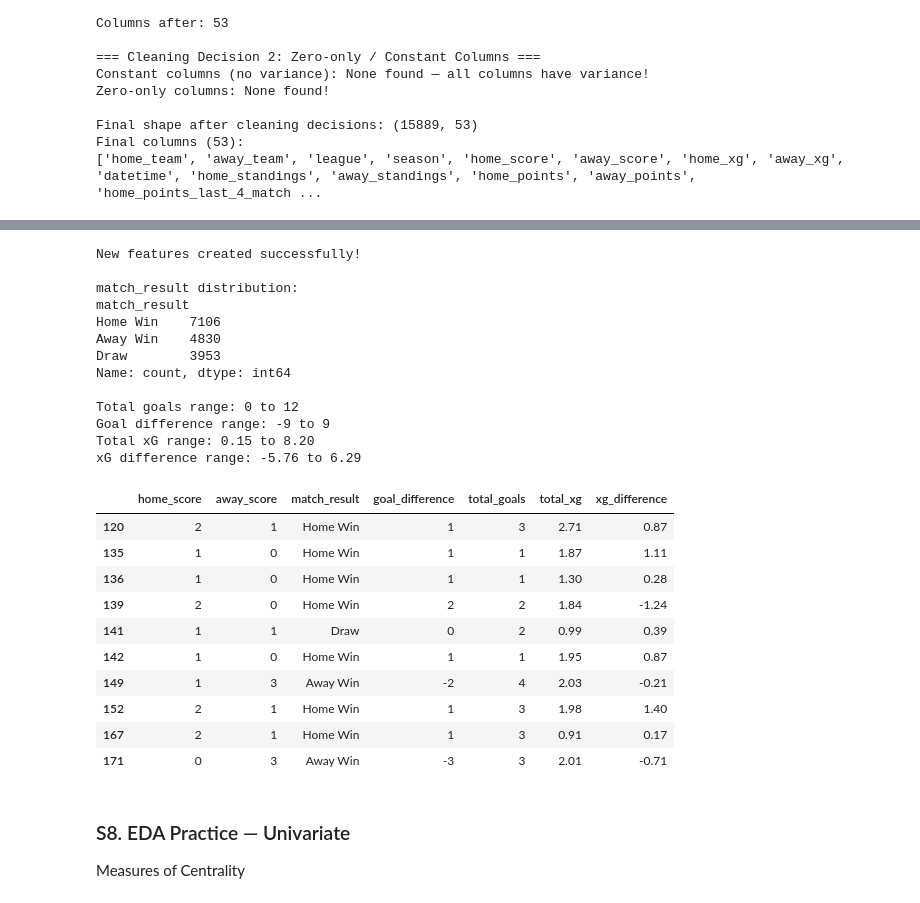
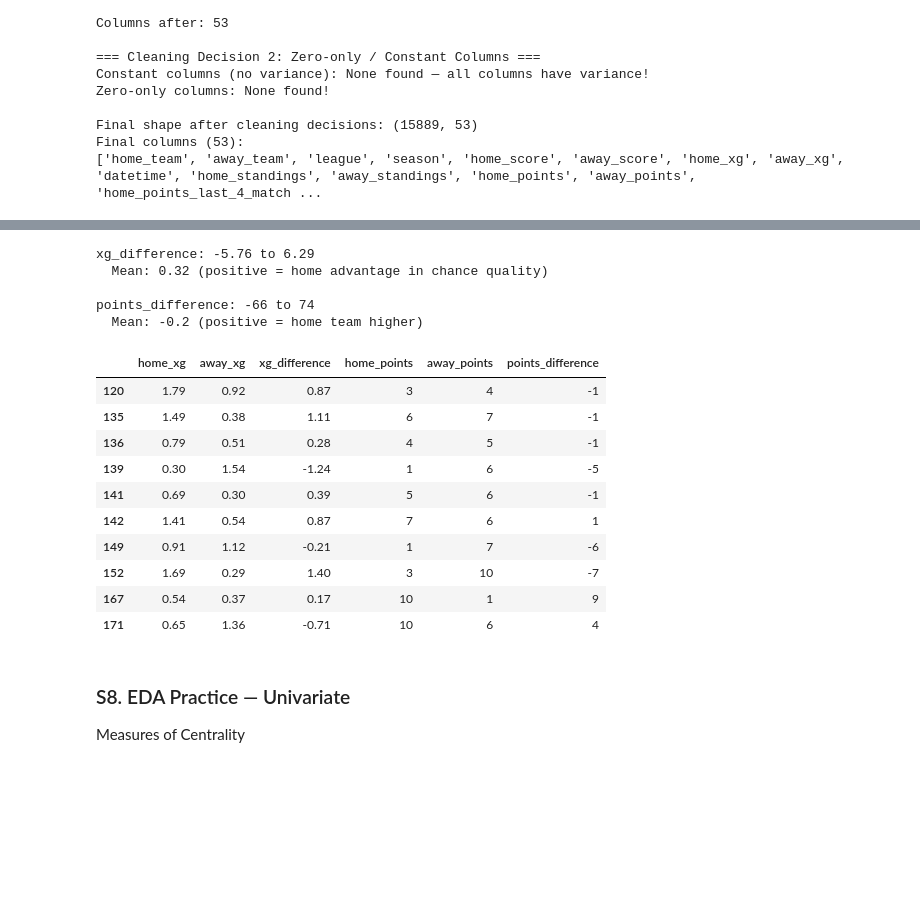
Before and after one commit to magrimuc/prj-2-eda-sql-football-matches-statistics, a Jupyter notebook: octavian_notebook.ipynb, the cells around one changed output, grey strips where cells are left out. Drawn from its saved outputs; the diff is of its cells as text; code cells hidden in the pictures; blank space fills up the shorter version.

```diff
--- a/octavian_notebook.ipynb
+++ b/octavian_notebook.ipynb
@@ -466,61 +467,34 @@ We create the following new features to support our analysis:
 # %%
-# === 7. Feature Engineering ===
-
-# 1. match_result: Categorical outcome of the match
-df_clean['match_result'] = np.where(
-    df_clean['home_score'] > df_clean['away_score'], 'Home Win',
-    np.where(df_clean['home_score'] < df_clean['away_score'], 'Away Win', 'Draw')
-)
-
-# 2. goal_difference: Home goals minus Away goals
-df_clean['goal_difference'] = df_clean['home_score'] - df_clean['away_score']
-
-# 3. total_goals: Combined goals in the match
-df_clean['total_goals'] = df_clean['home_score'] + df_clean['away_score']
-
-# 4. total_xg: Combined Expected Goals
-df_clean['total_xg'] = df_clean['home_xg'] + df_clean['away_xg']
-
-# 5. xg_difference: Home xG minus Away xG
+# Step 6: xg_difference — Home xG minus Away xG
 df_clean['xg_difference'] = df_clean['home_xg'] - df_clean['away_xg']
 
+# Step 7: points_difference — Home Points minus Away Points
+df_clean['points_difference'] = df_clean['home_points'] - df_clean['away_points']
+
 # Verify the new features
-print("New features created successfully!")
-print(f"\nmatch_result distribution:")
-print(df_clean['match_result'].value_counts())
-print(f"\nTotal goals range: {df_clean['total_goals'].min()} to {df_clean['total_goals'].max()}")
-print(f"Goal difference range: {df_clean['goal_difference'].min()} to {df_clean['goal_difference'].max()}")
-print(f"Total xG range: {df_clean['total_xg'].min():.2f} to {df_clean['total_xg'].max():.2f}")
-print(f"xG difference range: {df_clean['xg_difference'].min():.2f} to {df_clean['xg_difference'].max():.2f}")
+print(f"\nxg_difference: {df_clean['xg_difference'].min():.2f} to {df_clean['xg_difference'].max():.2f}")
+print(f"  Mean: {df_clean['xg_difference'].mean():.2f} (positive = home advantage in chance quality)")
+print(f"\npoints_difference: {df_clean['points_difference'].min()} to {df_clean['points_difference'].max()}")
+print(f"  Mean: {df_clean['points_difference'].mean():.1f} (positive = home team higher)")
 
-# Quick preview
-df_clean[['home_score', 'away_score', 'match_result', 'goal_difference',
-           'total_goals', 'total_xg', 'xg_difference']].head(10)
+df_clean[['home_xg', 'away_xg', 'xg_difference', 'home_points', 'away_points', 'points_difference']].head(10)
 # %% [output]
-New features created successfully!
+xg_difference: -5.76 to 6.29
+  Mean: 0.32 (positive = home advantage in chance quality)
 
-match_result distribution:
-match_result
-Home Win    7106
-Away Win    4830
-Draw        3953
-Name: count, dtype: int64
-
-Total goals range: 0 to 12
-Goal difference range: -9 to 9
-Total xG range: 0.15 to 8.20
-xG difference range: -5.76 to 6.29
+points_difference: -66 to 74
+  Mean: -0.2 (positive = home team higher)
-|  | home_score | away_score | match_result | goal_difference | total_goals | total_xg | xg_difference |
-| 120 | 2 | 1 | Home Win | 1 | 3 | 2.71 | 0.87 |
-| 135 | 1 | 0 | Home Win | 1 | 1 | 1.87 | 1.11 |
-| 136 | 1 | 0 | Home Win | 1 | 1 | 1.30 | 0.28 |
-| 139 | 2 | 0 | Home Win | 2 | 2 | 1.84 | -1.24 |
-| 141 | 1 | 1 | Draw | 0 | 2 | 0.99 | 0.39 |
-| 142 | 1 | 0 | Home Win | 1 | 1 | 1.95 | 0.87 |
-| 149 | 1 | 3 | Away Win | -2 | 4 | 2.03 | -0.21 |
-| 152 | 2 | 1 | Home Win | 1 | 3 | 1.98 | 1.40 |
-| 167 | 2 | 1 | Home Win | 1 | 3 | 0.91 | 0.17 |
-| 171 | 0 | 3 | Away Win | -3 | 3 | 2.01 | -0.71 |
+|  | home_xg | away_xg | xg_difference | home_points | away_points | points_difference |
+| 120 | 1.79 | 0.92 | 0.87 | 3 | 4 | -1 |
+| 135 | 1.49 | 0.38 | 1.11 | 6 | 7 | -1 |
+| 136 | 0.79 | 0.51 | 0.28 | 4 | 5 | -1 |
+| 139 | 0.30 | 1.54 | -1.24 | 1 | 6 | -5 |
+| 141 | 0.69 | 0.30 | 0.39 | 5 | 6 | -1 |
+| 142 | 1.41 | 0.54 | 0.87 | 7 | 6 | 1 |
+| 149 | 0.91 | 1.12 | -0.21 | 1 | 7 | -6 |
+| 152 | 1.69 | 0.29 | 1.40 | 3 | 10 | -7 |
+| 167 | 0.54 | 0.37 | 0.17 | 10 | 1 | 9 |
+| 171 | 0.65 | 1.36 | -0.71 | 10 | 6 | 4 |
 # %% [markdown]
 ### S8. EDA Practice — Univariate
 
```
Also changed, not shown: parts of 2 cells of this notebook.
